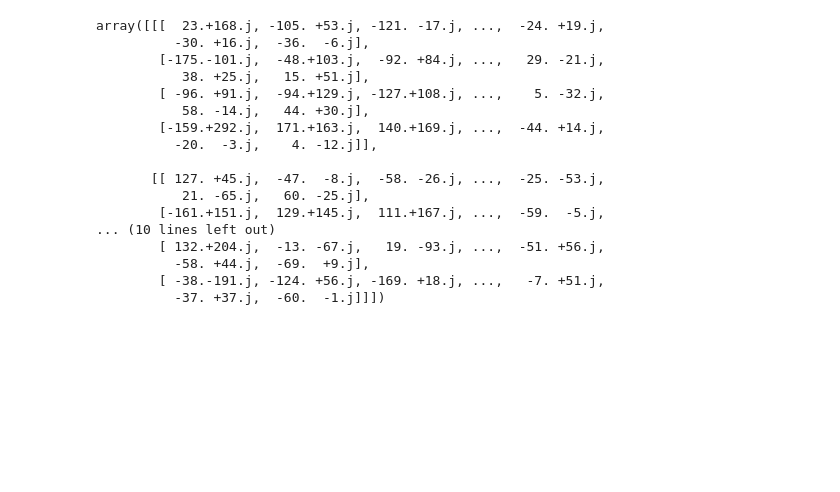
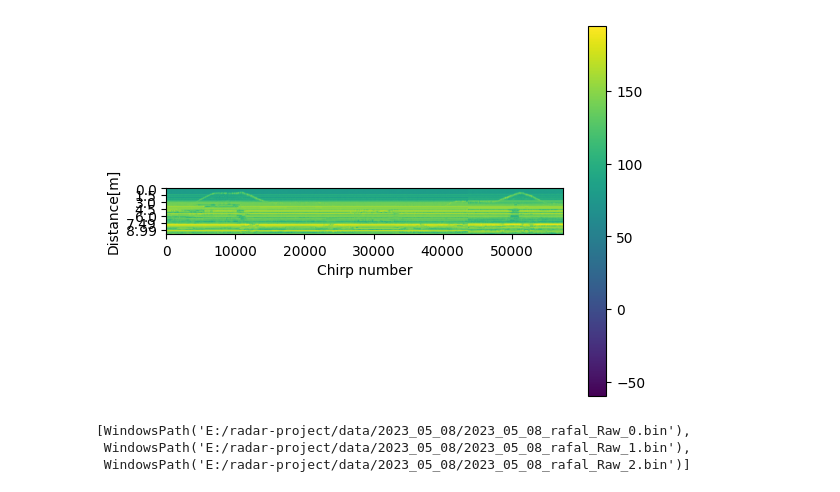
Before and after one commit to Norceis/radar-project, a Jupyter notebook: notebooks/h5maker_for_multiple_files_at_once.ipynb, the cells around one changed output. Cells and saved outputs as stored; diff of their text form; code cells hidden in the pictures; blank space fills up the shorter version.

Commit message:
fixed loading for new dataset, added necessary functions to preprocessHighFPS.py, updated a_list_of_samples with non-conflicting names

```diff
--- a/notebooks/h5maker_for_multiple_files_at_once.ipynb
+++ b/notebooks/h5maker_for_multiple_files_at_once.ipynb
@@ -7,6 +9,35 @@ from source.preprocessHighFPS import yield_aggregate_bin_files, aggregate_bin_fi
 # %%
 BASE_DIR = Path("E:/radar-project")  # change to your project dir
-RADAR_DIR = BASE_DIR / "data/2023_03_21"  # day dir
-GROUP_NAME = '2023_03_21' # nazwa grupy (np. dzień pomiaru), de facto to tylko kolejny wymiar
-H5_FILENAME = 'alive_or_dead'
+RADAR_DIR = BASE_DIR / "data/2023_05_08"  # day dir
+GROUP_NAME = '2023_05_08' # nazwa grupy (np. dzień pomiaru), de facto to tylko kolejny wymiar
+H5_FILENAME = 'complete_dataset'
+SEPARATE_FILES = False
+# %%
+files = [
+        'background',
+        'rafal',
+        'bartek',
+        'oskar',
+        'kuba',
+        'oddychacz_3m_o0_s100',
+        'oddychacz_3m_o30_s100',
+        'oddychacz_3m_o30_s0',
+        'oddychacz_2m_o0_s100',
+        'oddychacz_2m_o30_s100',
+        'oddychacz_2m_o30_s0',
+        'oddychacz_4m_o0_s100',
+        'oddychacz_4m_o30_s0',
+        'oddychacz_4m_o30_s100',
+        'wiatrak_4m',
+        'wiatrak_3m',
+        'wiatrak_2m',
+        'wiatrak_foliarz_2m',
+        'wiatrak_foliarz_3m',
+        'wiatrak_foliarz_4m',
+        'randomowe_chodzonko_bartek',
+        'randomowe_chodzonko_rafal',
+        'randomowe_chodzonko_kuba',
+        'randomowe_chodzonko_oskar',
+        'samochod',
+         ]
 # %%
@@ -91,25 +123,19 @@ Chunks number: 15395
 # %%
 loaded_file = h5py.File('../data/'+ H5_FILENAME + '.h5','r')
-frames = loaded_file[GROUP_NAME]['wiatrak_4m']
+frames = loaded_file[GROUP_NAME][files[0]]
-# %%
-frames[0]
-# %% [output]
-array([[[  23.+168.j, -105. +53.j, -121. -17.j, ...,  -24. +19.j,
-          -30. +16.j,  -36.  -6.j],
-        [-175.-101.j,  -48.+103.j,  -92. +84.j, ...,   29. -21.j,
-           38. +25.j,   15. +51.j],
-        [ -96. +91.j,  -94.+129.j, -127.+108.j, ...,    5. -32.j,
-           58. -14.j,   44. +30.j],
-        [-159.+292.j,  171.+163.j,  140.+169.j, ...,  -44. +14.j,
-          -20.  -3.j,    4. -12.j]],
-
-       [[ 127. +45.j,  -47.  -8.j,  -58. -26.j, ...,  -25. -53.j,
-           21. -65.j,   60. -25.j],
-        [-161.+151.j,  129.+145.j,  111.+167.j, ...,  -59.  -5.j,
-... (10 lines left out)
-        [ 132.+204.j,  -13. -67.j,   19. -93.j, ...,  -51. +56.j,
-          -58. +44.j,  -69.  +9.j],
-        [ -38.-191.j, -124. +56.j, -169. +18.j, ...,   -7. +51.j,
-          -37. +37.j,  -60.  -1.j]]])
+# %%
+sample_file = frames[:, 0, 0, :]
+# %%
+normal_spect, y = gen_spectogram(sample_file)
+normal_spect = to_dB(normal_spect)
+print_spectogram(normal_spect, y, depth_limit=10)
+# %% [output]
+[figure, added]
 # %%
 loaded_file.close()
+# %%
+_get_radar_filenames('2023_05_08_' + files[0], RADAR_DIR)
+# %% [output]
+[WindowsPath('E:/radar-project/data/2023_05_08/2023_05_08_rafal_Raw_0.bin'),
+ WindowsPath('E:/radar-project/data/2023_05_08/2023_05_08_rafal_Raw_1.bin'),
+ WindowsPath('E:/radar-project/data/2023_05_08/2023_05_08_rafal_Raw_2.bin')]
```
Also changed, not shown: parts of 4 cells of this notebook, 2 other files.
